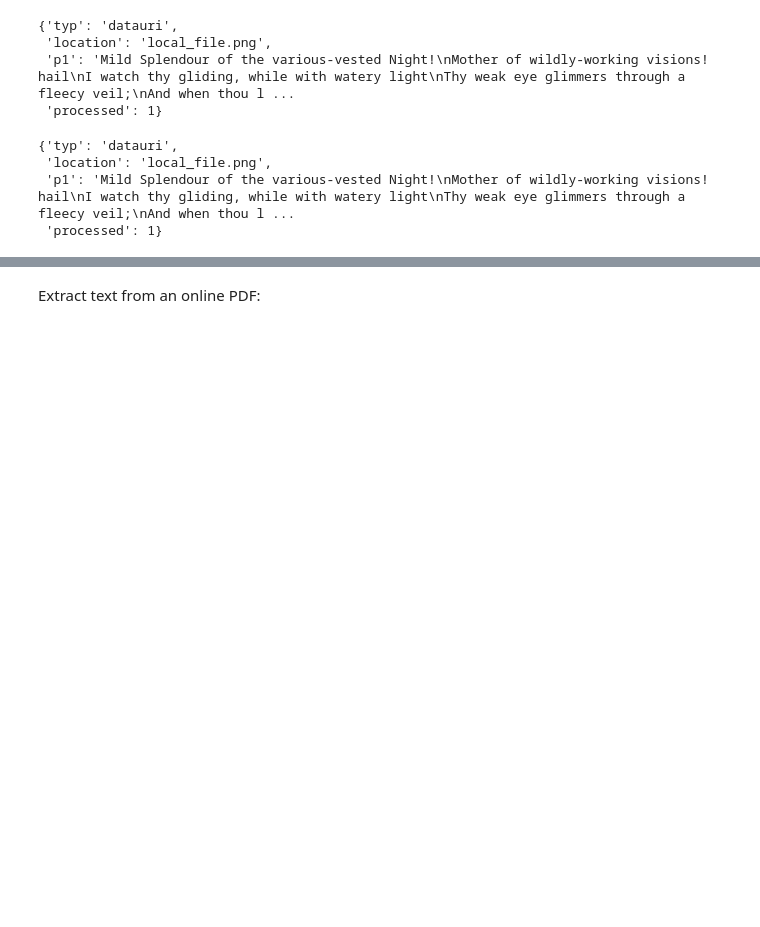
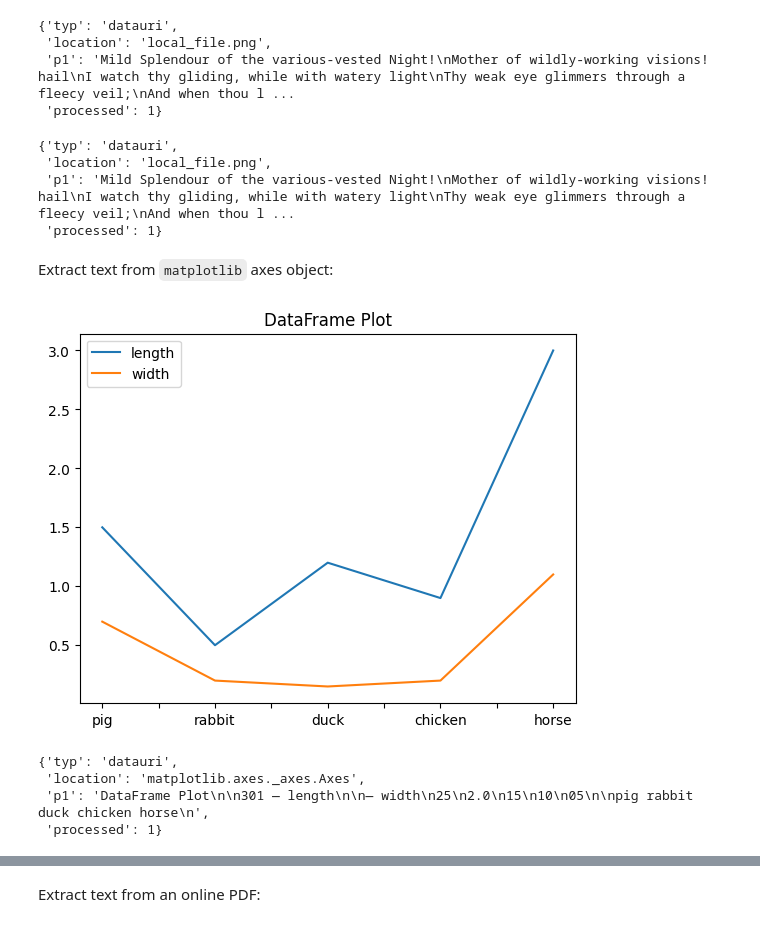
Before and after one commit to innovationOUtside/jupyter_anywidget_tesseract_pdfjs, a Jupyter notebook: examples/tesseract_examples.ipynb, the cells around one changed output, grey strips where cells are left out. Cells and saved outputs as stored; diff of their text form; code cells hidden in the pictures; blank space fills up the shorter version.

```diff
--- a/examples/tesseract_examples.ipynb
+++ b/examples/tesseract_examples.ipynb
@@ -115,3 +117,13 @@ t.pagedata
  'location': 'local_file.png',
  'p1': 'Mild Splendour of the various-vested Night!\nMother of wildly-working visions! hail\nI watch thy gliding, while with watery light\nThy weak eye glimmers through a fleecy veil;\nAnd when thou l ...
  'processed': 1}
+# %% [markdown]
+Extract text from `matplotlib` axes object:
+# %%
+import pandas as pd
+df = pd.DataFrame({'length': [1.5, 0.5, 1.2, 0.9, 3],
+                  'width': [0.7, 0.2, 0.15, 0.2, 1.1]},
+                  index=['pig', 'rabbit', 'duck', 'chicken', 'horse'])
+ax = df.plot(title="DataFrame Plot")
+# %% [output]
+[figure, added]
@@ -117,0 +132,7 @@ t.pagedata
+# %%
+t.pagedata
+# %% [output]
+{'typ': 'datauri',
+ 'location': 'matplotlib.axes._axes.Axes',
+ 'p1': 'DataFrame Plot\n\n301 — length\n\n— width\n25\n2.0\n15\n10\n05\n\npig rabbit duck chicken horse\n',
+ 'processed': 1}
```
Also changed, not shown: parts of 6 cells of this notebook, 1 other file.
